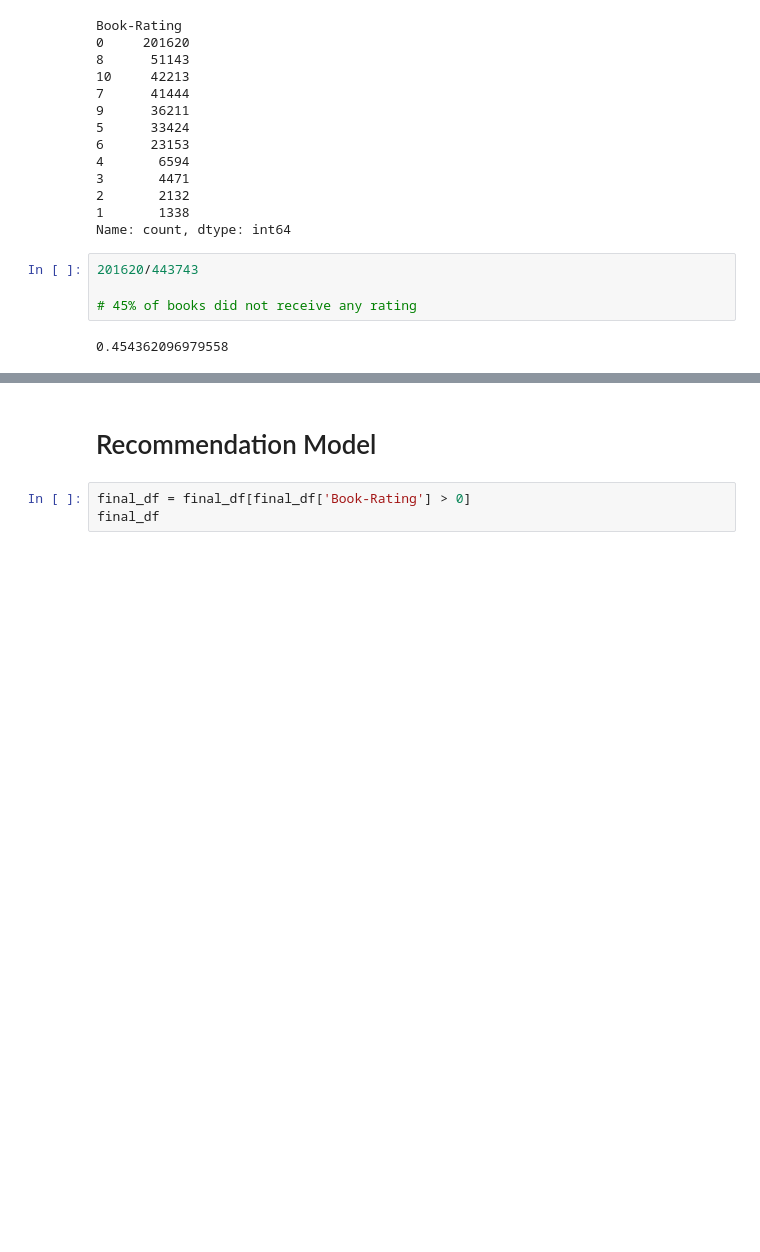
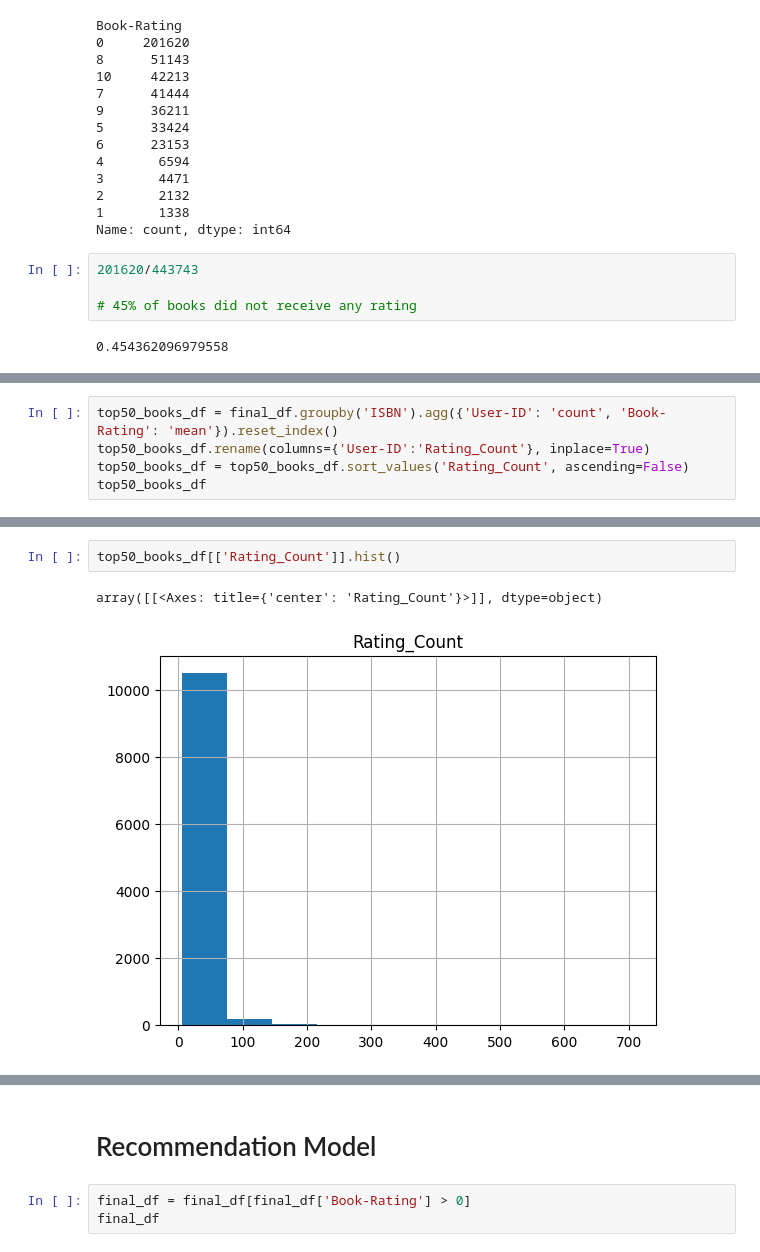
Before and after one commit to AnshulSGarg/Book-Recommender-System, a Jupyter notebook: Recommender_Model.ipynb, the cells around one changed output, grey strips where cells are left out. Saved outputs shown, nothing was run; the diff lists cells and outputs as text; blank space fills up the shorter version.

Commit message:
top 50 books

```diff
--- a/Recommender_Model.ipynb
+++ b/Recommender_Model.ipynb
@@ -411,0 +419,5 @@ Name: count, dtype: int64
+# %%
+top50_books_df = final_df.groupby('ISBN').agg({'User-ID': 'count', 'Book-Rating': 'mean'}).reset_index()
+top50_books_df.rename(columns={'User-ID':'Rating_Count'}, inplace=True)
+top50_books_df = top50_books_df.sort_values('Rating_Count', ascending=False)
+top50_books_df
@@ -411,0 +438,5 @@ Name: count, dtype: int64
+# %%
+top50_books_df[['Rating_Count']].hist()
+# %% [output]
+array([[<Axes: title={'center': 'Rating_Count'}>]], dtype=object)
+[figure, added]
```
Also changed, not shown: parts of 27 cells of this notebook.
